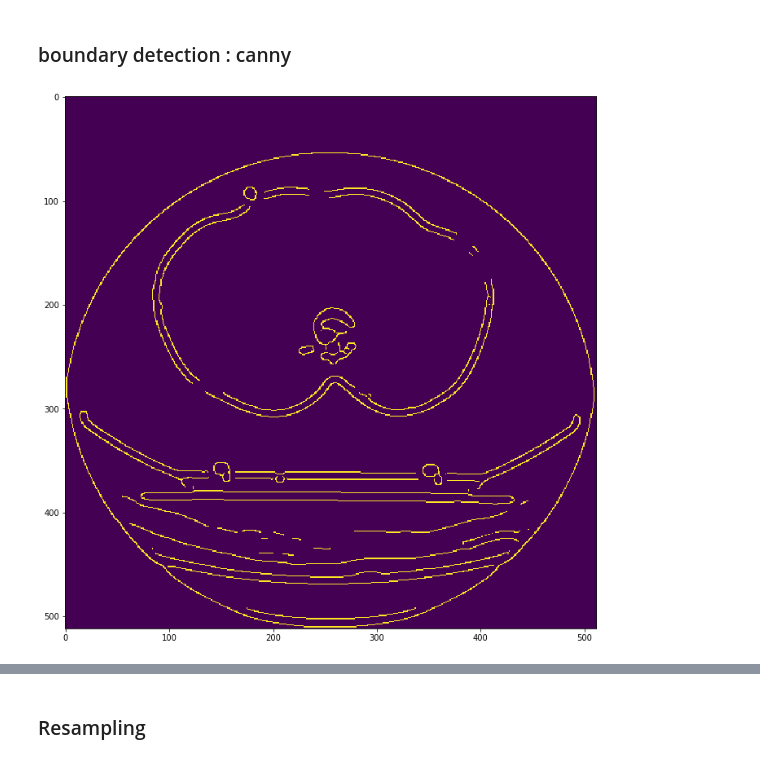
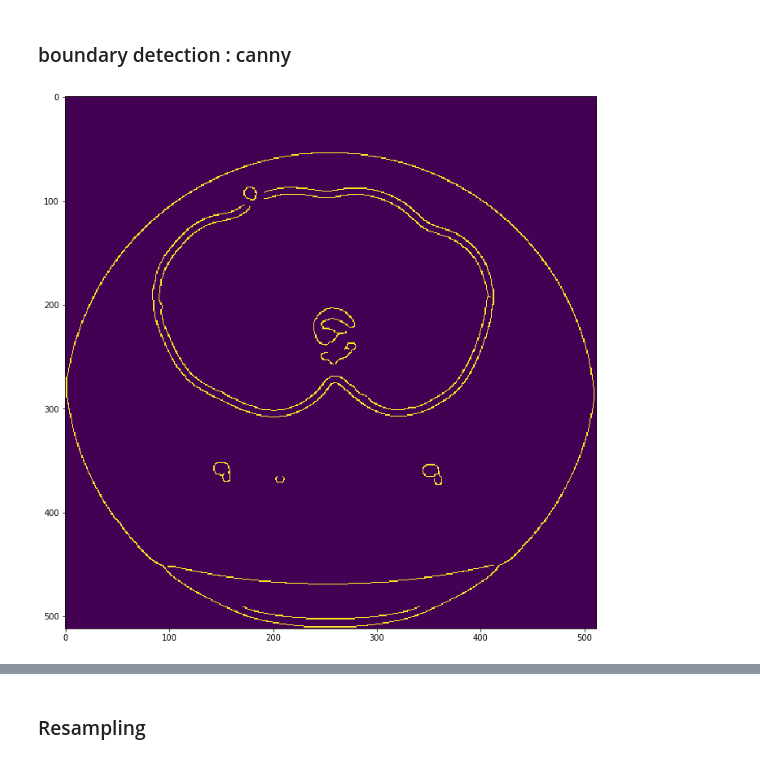
Before and after one commit to daegukdo/TIL, a Jupyter notebook: 05_side_project/01_dicom_with_point_cloud/00_dicom_data_test.ipynb, the cells around one changed output, grey strips where cells are left out. Saved outputs shown, nothing was run; the diff lists cells and outputs as text; code cells hidden in the pictures.

```diff
--- a/05_side_project/01_dicom_with_point_cloud/00_dicom_data_test.ipynb
+++ b/05_side_project/01_dicom_with_point_cloud/00_dicom_data_test.ipynb
@@ -137,18 +137,18 @@ numpy.ndarray
 # %%
 from skimage import feature
 
 img = imgs_to_process[188]
 
 edges = feature.canny(
     image=img,
     sigma=3,
-    low_threshold=250,
-    high_threshold=-100,
+    low_threshold=-1000,
+    high_threshold=1000,
 
 )
 
 fig,ax = plt.subplots(1,1,figsize=[12,12])
 ax.imshow(edges)
 plt.show()
 # %% [output]
-[figure, old version]
+[figure, new version]
```
Also changed, not shown: parts of 1 cell of this notebook, 1 other file.
